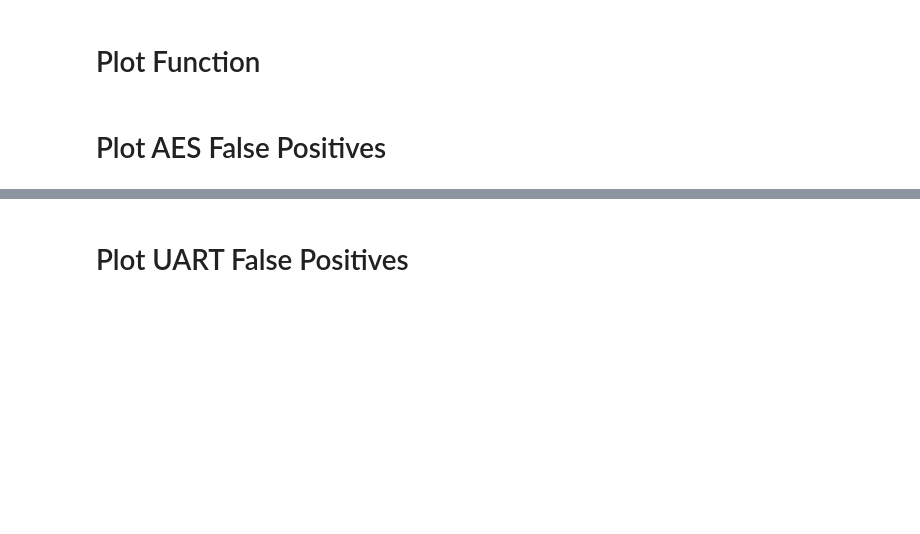
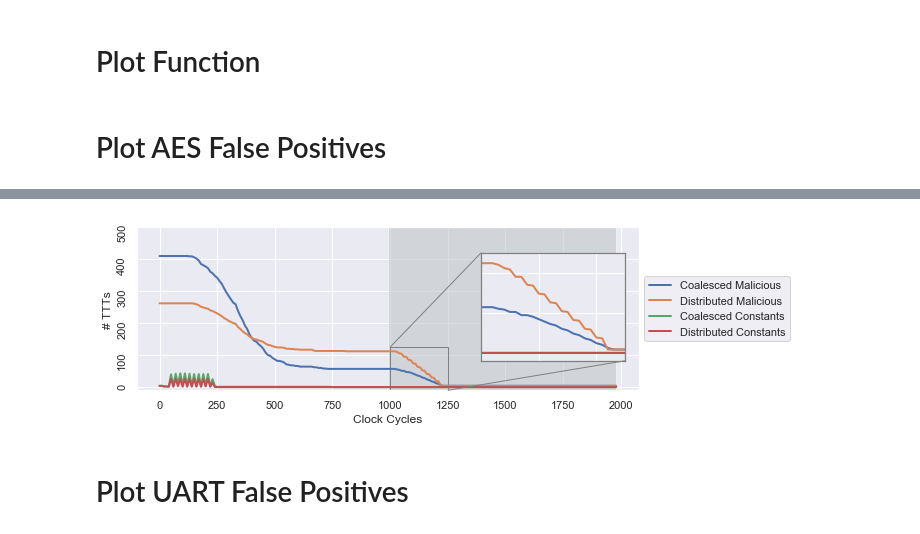
Before and after one commit to timothytrippel/bomberman, a Jupyter notebook: circuits/plots/exp_002_false_positives_multi_plot.ipynb, the cells around one changed output, grey strips where cells are left out. Drawn from its saved outputs; the diff is of its cells as text; code cells hidden in the pictures; blank space fills up the shorter version.

Commit message:
updated plotting script

```diff
--- a/circuits/plots/exp_002_false_positives_multi_plot.ipynb
+++ b/circuits/plots/exp_002_false_positives_multi_plot.ipynb
@@ -237,2 +183,49 @@ if AES_SAVE_AS_PDF:
+# %%
+# Define Design Characteristics
+aes_clk_period = 10
+aes_epochs     = [0, 9900, 19800]
+aes_ylim       = 500
+
+# Load Data
+aes_tjfree_df = load_data_df_wf(tjfree_aes_data_dir, aes_clk_period)
+aes_mal_df    = load_data_df_wf(mal_aes_data_dir, aes_clk_period)
+
+# Create Main Plot
+ax = plot_ttt_timeseries(aes_clk_period, \
+                         aes_epochs, \
+                         aes_ylim, \
+                         aes_tjfree_df, \
+                         aes_mal_df)
+
+# Create 2.5x Zoom-in Inset
+axins = zoomed_inset_axes(ax, 2.5, loc=1, bbox_to_anchor=(575, 170))
+sns.lineplot(x="Time", y="Total Malicious Coalesced TTTs",   data=aes_mal_df, ax=axins, linewidth=LINE_WIDTH)
+sns.lineplot(x="Time", y="Total Malicious Distributed TTTs", data=aes_mal_df, ax=axins, linewidth=LINE_WIDTH)
+sns.lineplot(x="Time", y="Coalesced Constants",              data=aes_mal_df, ax=axins, linewidth=LINE_WIDTH)
+sns.lineplot(x="Time", y="Distributed Constants",            data=aes_mal_df, ax=axins, linewidth=LINE_WIDTH)
+
+# Format Inset
+x1, x2, y1, y2 = float(10000) / float(aes_clk_period), float(12500) / float(aes_clk_period), -10, 125
+axins.set_xlim(x1, x2)
+axins.set_ylim(y1, y2)
+axins.set_frame_on(True)
+axins.set_xlabel('')
+axins.set_ylabel('')
+plt.xticks(visible=False)
+plt.yticks(visible=False)
+mark_inset(ax, axins, loc1=2, loc2=4, fc="none", ec="0.5")
+plt.setp(axins.spines.values(), color='0.5')
+plt.setp([axins.get_xticklines(), axins.get_yticklines()], color='0.5')
+
+# Create Legend
+legend_labels = ['Coalesced Malicious','Distributed Malicious','Coalesced Constants','Distributed Constants']
+ax.legend(legend_labels, loc='center left', bbox_to_anchor=(1, 0.5))
+# ax.legend(legend_labels, loc='upper center', bbox_to_anchor=(0.35, 1))
+
+# Save as PDF
+if AES_SAVE_AS_PDF:
+    plt.savefig(AES_PDF_FILENAME, format='pdf', bbox_inches='tight', transparent=False)
+# %% [output]
+[figure, added]
 # %% [markdown]
 # Plot UART False Positives
```
Also changed, not shown: parts of 6 cells of this notebook, 2 other files.
